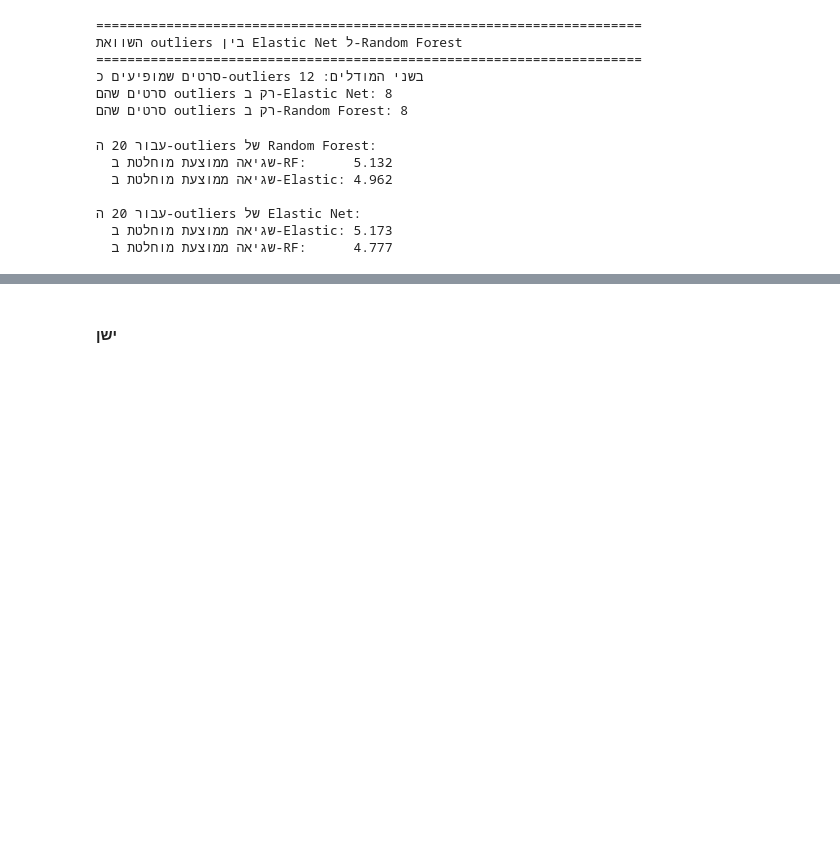
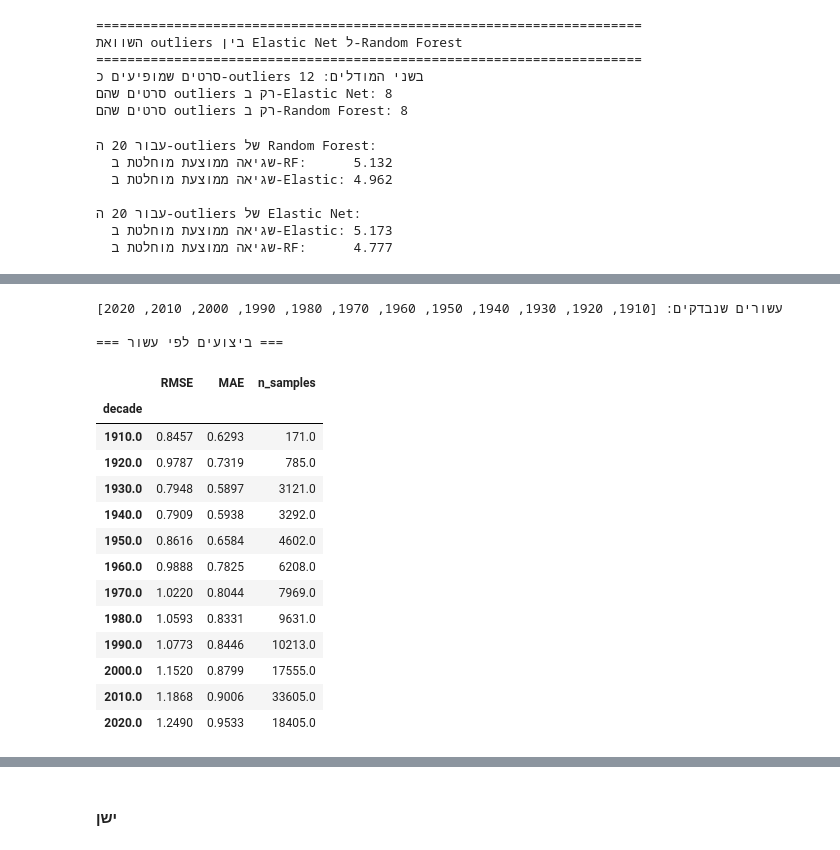
Before and after one commit to MiriamDinay/Movie-Data-Collection-Project2, a Jupyter notebook: קוד נקי.ipynb, the cells around one changed output, grey strips where cells are left out. Cells and saved outputs as stored; diff of their text form; code cells hidden in the pictures; blank space fills up the shorter version.

```diff
--- a/קוד נקי.ipynb
+++ b/קוד נקי.ipynb
@@ -479,0 +532,44 @@ display(outliers_elastic[['primaryTitle', 'startYear', 'genres', 'y_true',
+# %%
+# =====================================================================
+# חתך 2: לפי עשור יציאה - לפחות 3 עשורים
+# =====================================================================
+
+# יצירת עמודת עשור על results_df
+results_df['decade'] = (pd.to_numeric(results_df['startYear'],
+                                      errors='coerce') // 10) * 10
+
+# בחירת עשורים עם מספיק סרטים (לפחות 100)
+decade_counts = results_df['decade'].value_counts()
+relevant_decades = sorted(decade_counts[decade_counts >= 100].index.tolist())
+
+print(f"עשורים שנבדקים: {[int(d) for d in relevant_decades]}")
+
+# חישוב מדדים עבור כל עשור
+decade_results = []
+for decade in relevant_decades:
+    group = results_df[results_df['decade'] == decade]
+    metrics = compute_metrics(group)
+    metrics['decade'] = int(decade)
+    decade_results.append(metrics)
+
+decade_df = pd.DataFrame(decade_results).set_index('decade')
+print("\n=== ביצועים לפי עשור ===")
+display(decade_df.round(4))
+# %% [output]
+עשורים שנבדקים: [1910, 1920, 1930, 1940, 1950, 1960, 1970, 1980, 1990, 2000, 2010, 2020]
+
+=== ביצועים לפי עשור ===
+|  | RMSE | MAE | n_samples |
+| decade |  |  |  |
+| 1910.0 | 0.8457 | 0.6293 | 171.0 |
+| 1920.0 | 0.9787 | 0.7319 | 785.0 |
+| 1930.0 | 0.7948 | 0.5897 | 3121.0 |
+| 1940.0 | 0.7909 | 0.5938 | 3292.0 |
+| 1950.0 | 0.8616 | 0.6584 | 4602.0 |
+| 1960.0 | 0.9888 | 0.7825 | 6208.0 |
+| 1970.0 | 1.0220 | 0.8044 | 7969.0 |
+| 1980.0 | 1.0593 | 0.8331 | 9631.0 |
+| 1990.0 | 1.0773 | 0.8446 | 10213.0 |
+| 2000.0 | 1.1520 | 0.8799 | 17555.0 |
+| 2010.0 | 1.1868 | 0.9006 | 33605.0 |
+| 2020.0 | 1.2490 | 0.9533 | 18405.0 |
```
Also changed, not shown: parts of 5 cells of this notebook.
